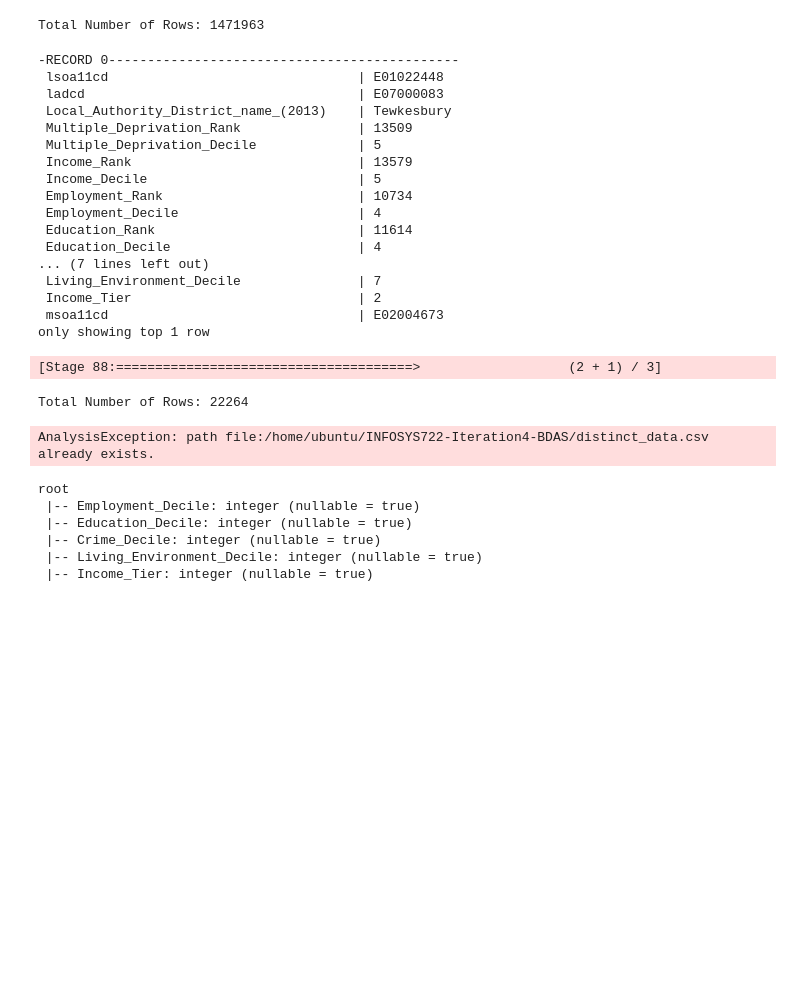
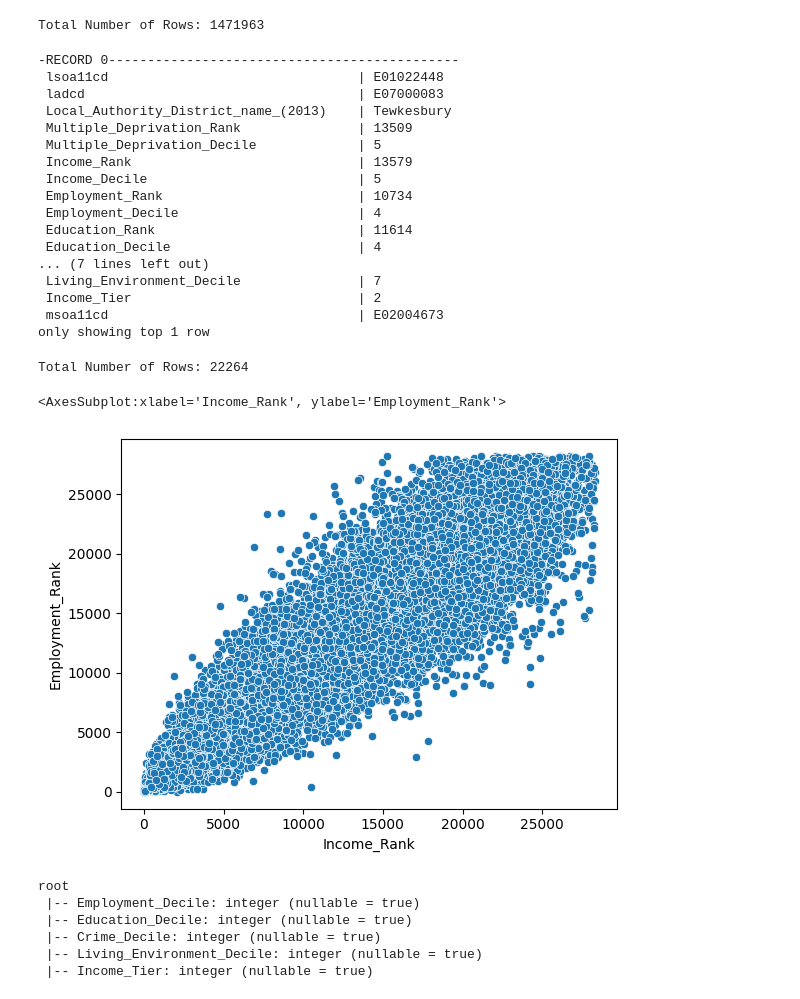
Before and after one commit to cyic224/INFOSYS722-Iteration4-BDAS, a Jupyter notebook: Iteration4-BDAS Code.ipynb, the cells around one changed output. Drawn from its saved outputs; the diff is of its cells as text; code cells hidden in the pictures; blank space fills up the shorter version.

```diff
--- a/Iteration4-BDAS Code.ipynb
+++ b/Iteration4-BDAS Code.ipynb
@@ -518,32 +520,34 @@ Total Number of Rows: 1471963
 # %%
 distinct_data = merged_data.distinct()
 
 distinct_data.show(1,vertical = True)
 print("Total Number of Rows:", distinct_data.count())
+pandas_data = distinct_data.toPandas()
+
+sns.scatterplot(data = pandas_data, x = "Income_Rank", y = "Employment_Rank")
 # %% [output]
 -RECORD 0---------------------------------------------
  lsoa11cd                                | E01022448
  ladcd                                   | E07000083
  Local_Authority_District_name_(2013)    | Tewkesbury
  Multiple_Deprivation_Rank               | 13509
  Multiple_Deprivation_Decile             | 5
  Income_Rank                             | 13579
  Income_Decile                           | 5
  Employment_Rank                         | 10734
  Employment_Decile                       | 4
  Education_Rank                          | 11614
  Education_Decile                        | 4
 ... (7 lines left out)
  Living_Environment_Decile               | 7
  Income_Tier                             | 2
  msoa11cd                                | E02004673
 only showing top 1 row
-[Stage 88:======================================>                   (2 + 1) / 3]
+Total Number of Rows: 22264
-Total Number of Rows: 22264
+<AxesSubplot:xlabel='Income_Rank', ylabel='Employment_Rank'>
+[figure, added]
 # %%
-distinct_data.write.csv('distinct_data.csv',header = True)
+# distinct_data.write.csv('distinct_data.csv',header = True)
-# %% [output]
-AnalysisException: path file:/home/ubuntu/INFOSYS722-Iteration4-BDAS/distinct_data.csv already exists.
 # %%
 reduced_data = distinct_data.select("Employment_Decile","Education_Decile","Crime_Decile","Living_Environment_Decile","Income_Tier")
 reduced_data.printSchema()
```
Also changed, not shown: parts of 24 cells of this notebook.
